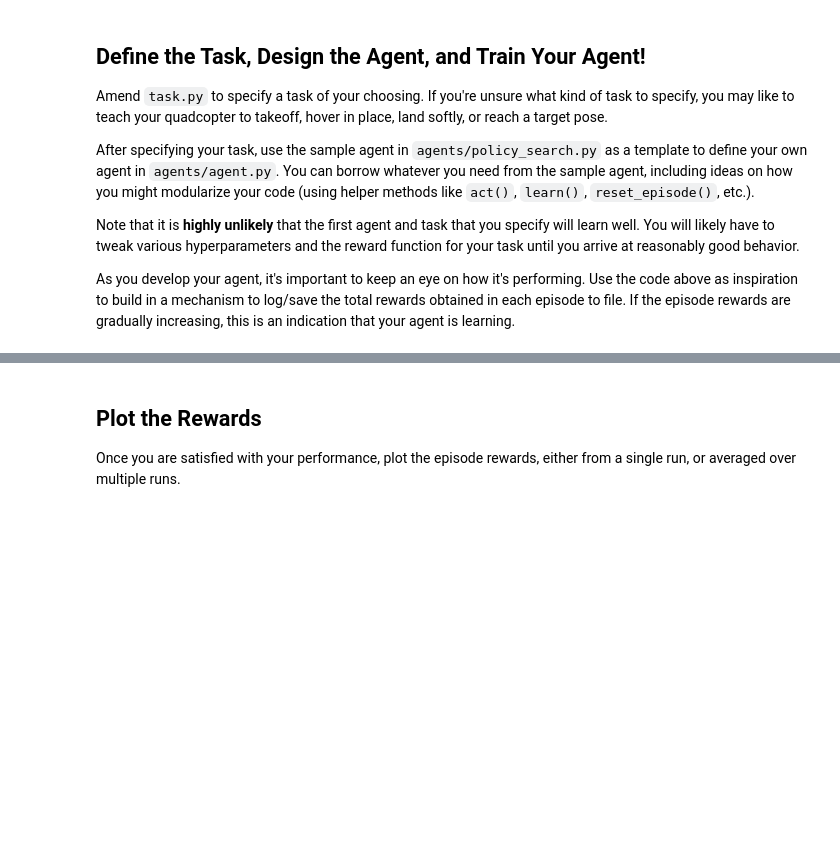
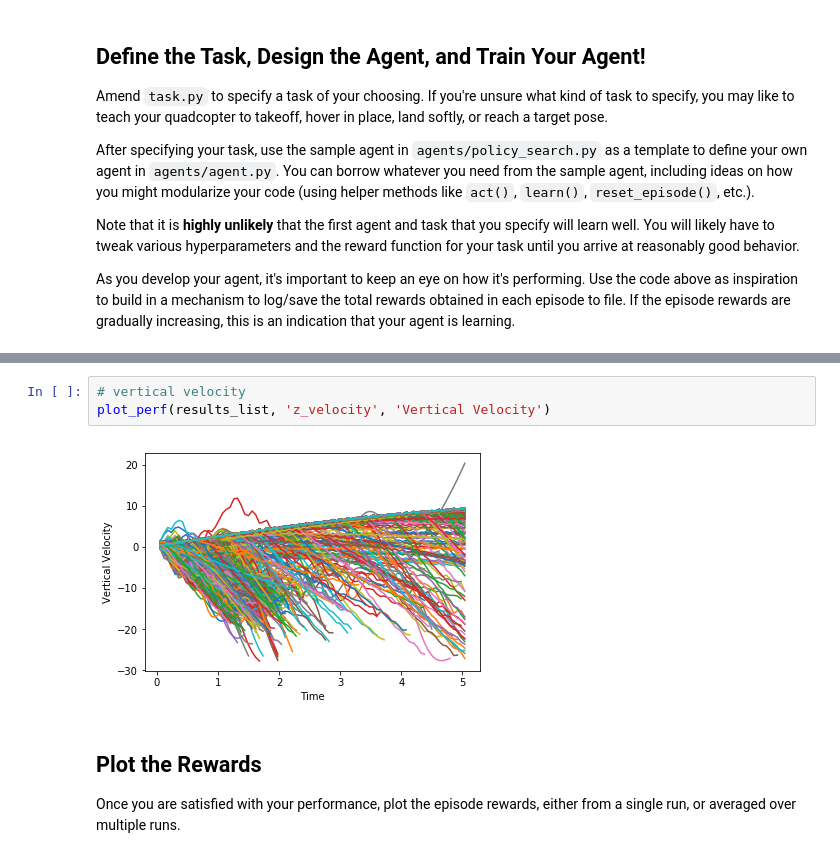
Before and after one commit to yokolet/rl-project, a Jupyter notebook: Quadcopter_Project.ipynb, the cells around one changed output, grey strips where cells are left out. Cells and saved outputs as stored; diff of their text form; blank space fills up the shorter version.

```diff
--- a/Quadcopter_Project.ipynb
+++ b/Quadcopter_Project.ipynb
@@ -285,3 +289,8 @@ Episode = 1000, reward =   3.000 (best =   3.000)
+# %%
+# vertical velocity
+plot_perf(results_list, 'z_velocity', 'Vertical Velocity')
+# %% [output]
+[figure, added]
 # %% [markdown]
 ## Plot the Rewards
 
```
Also changed, not shown: parts of 17 cells of this notebook, 4 other files.
